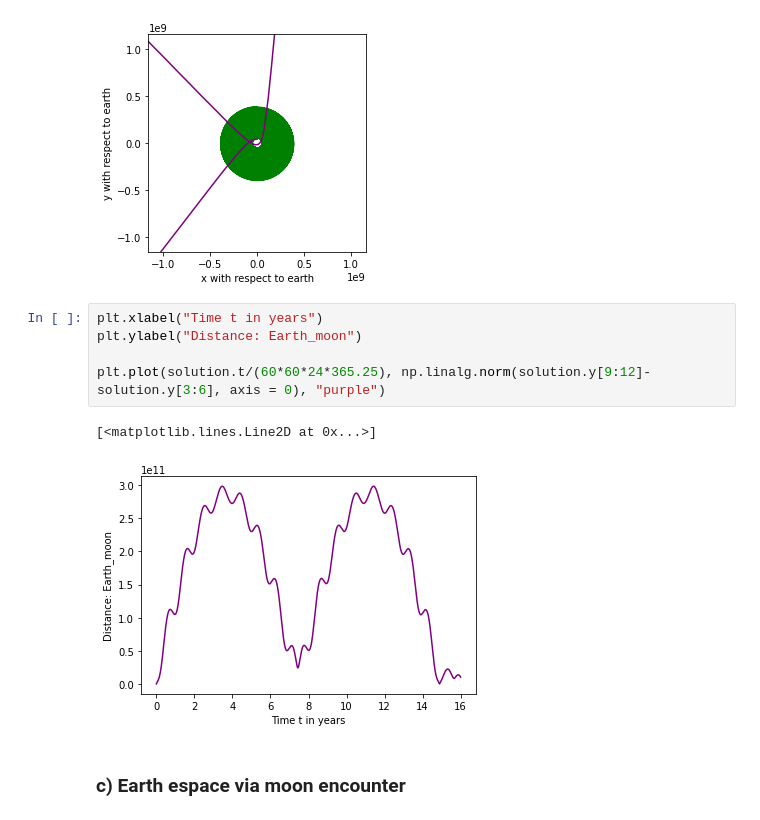
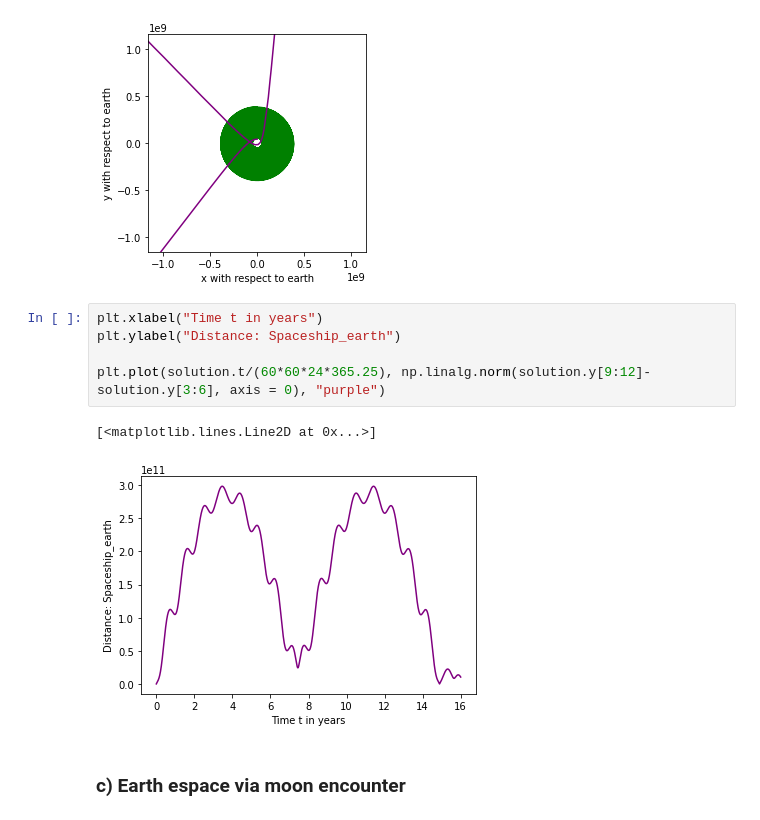
Before and after one commit to Xavier-ML/Computational-Physics-with-Python, a Jupyter notebook: 07d_Mutidimensional_3_body_template.ipynb, the cells around one changed output. Drawn from its saved outputs; the diff is of its cells as text.

```diff
--- a/07d_Mutidimensional_3_body_template.ipynb
+++ b/07d_Mutidimensional_3_body_template.ipynb
@@ -397,11 +397,11 @@ plt.plot(solution.y[9]-solution.y[3], solution.y[10]-solution.y[4], "purple")
 [figure]
 # %%
 plt.xlabel("Time t in years")
-plt.ylabel("Distance: Earth_moon")
+plt.ylabel("Distance: Spaceship_earth")
 
 plt.plot(solution.t/(60*60*24*365.25), np.linalg.norm(solution.y[9:12]-solution.y[3:6], axis = 0), "purple")
 # %% [output]
 [<matplotlib.lines.Line2D at 0x...>]
-[figure, old version]
+[figure, new version]
 # %% [markdown]
 ### c) Earth espace via moon encounter
```
Also changed, not shown: parts of 7 cells of this notebook.
